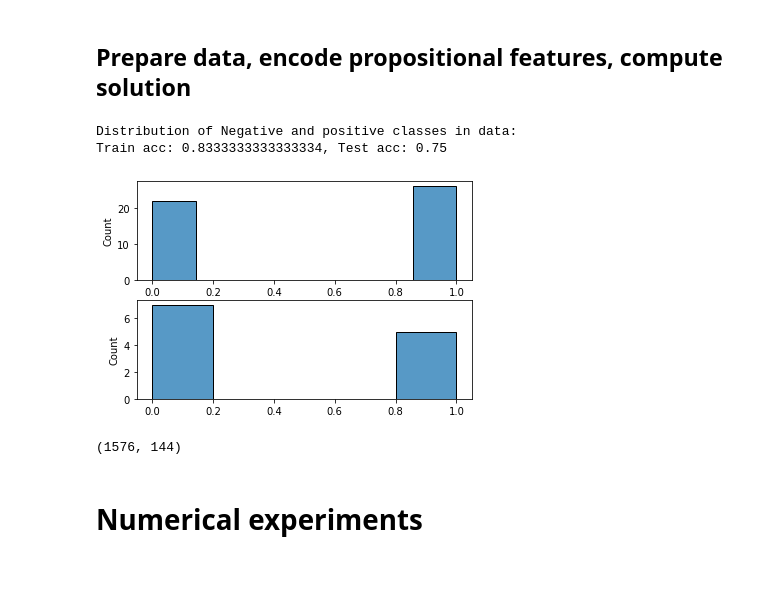
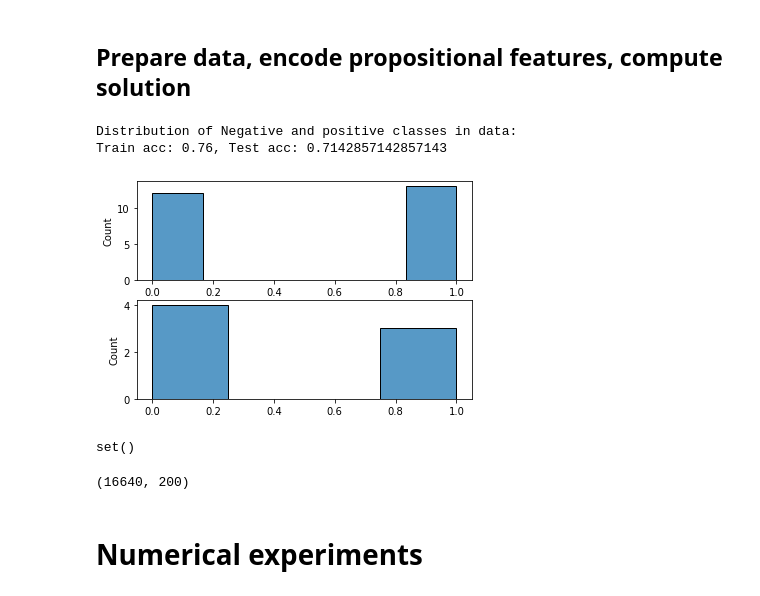
Before and after one commit to PashaIanko/Binarized-Neural-Network, a Jupyter notebook: main_refactor.ipynb, the cells around one changed output. Drawn from its saved outputs; the diff is of its cells as text; code cells hidden in the pictures.

Commit message:
did balanced data creation

```diff
--- a/main_refactor.ipynb
+++ b/main_refactor.ipynb
@@ -163,6 +163,40 @@ class DataProperties:
         self.Y_train = [func(x) for x in self.X_train]
         self.Y_test = [func(x) for x in self.X_test]
 
+    def prepare_balanced_dataset(self, func):
+        # np.random.seed(123)
+
+        X = list(itertools.product([False, True], repeat=self.n_features))
+        Y = np.array([func(x) for x in X])
+
+        idx_true = np.where(Y == True)[0]
+        idx_false = np.where(Y == False)[0]
+        assert(len(idx_true) + len(idx_false) == len(Y))
+
+        # We need to balance dataset --> we will use the subsets
+        # of True and False of equal cardinality (minimal of the
+        # True or False subsets)
+        min_length = min(len(idx_true), len(idx_false))
+
+        y_balanced = []
+        x_balanced = []
+
+        for i in range(min_length):
+            true_idx = idx_true[i]
+            false_idx = idx_false[i]
+
+            y_balanced.append(Y[true_idx])
+            x_balanced.append(X[true_idx])
+
+            y_balanced.append(Y[false_idx])
+            x_balanced.append(X[false_idx])
+
+        self.X_train, self.X_test, self.Y_train, self.Y_test = train_test_split(
+            x_balanced,
+            y_balanced,
+            stratify = y_balanced,
+            test_size = self.n_test
+        )
 
     def encode_features_combinations(self):
 
@@ -227,11 +261,11 @@ class DataProperties:
 # %% [markdown]
 ## Construct classes
 # %%
-model = Model(n_neurons = 3)
+model = Model(n_neurons = 5)
 
 data = DataProperties(
     n_features = model.n_neurons,
-    n_samples = 60,
+    n_samples = 32,
     train_percentage = 0.8  # test % = 100 - train %
 )
 # %% [markdown]
@@ -242,40 +276,44 @@ data = DataProperties(
 data.encode_propositional_features()
 
 # Now prepare all cartesian products (for the case whey y == 1)
 data.encode_features_combinations()
 data.encode_cartesian_products()
 
 data.encode_positive_clauses()
 data.encode_negative_clauses()
 
 # Prepare data
 def check_2nd_feature(x):
-    return x[1] == True
+    return x[2] == True
 
-data.prepare_dataset(func = check_2nd_feature)
+data.prepare_balanced_dataset(func = check_2nd_feature)
 
 # Distribution of dataset:
 print(f'Distribution of Negative and positive classes in data:')
 fig, ax = plt.subplots(2, 1)
 sns.histplot(np.array(data.Y_train, dtype = 'int'), ax = ax[0])
 sns.histplot(np.array(data.Y_test, dtype = 'int'), ax = ax[1])
 
 
 model.encode_soft_clauses(data)
 model.encode_hard_clauses(data)
 model.compute_solution()
 
 train_acc = model.calc_metrics(data.X_train, data.Y_train)
 test_acc = model.calc_metrics(data.X_test, data.Y_test)
 
 print(f'Train acc: {train_acc}, Test acc: {test_acc}')
 # %% [output]
 Distribution of Negative and positive classes in data:
-Train acc: 0.8333333333333334, Test acc: 0.75
+Train acc: 0.76, Test acc: 0.7142857142857143
-[figure, old version]
+[figure, new version]
+# %%
+set(data.X_train).intersection(set(data.X_test))
+# %% [output]
+set()
 # %%
 len(model.wcnf_form.soft), len(model.wcnf_form.hard)
 # %% [output]
-(1576, 144)
+(16640, 200)
 # %% [markdown]
 # Numerical experiments
```
Also changed, not shown: parts of 6 cells of this notebook.
